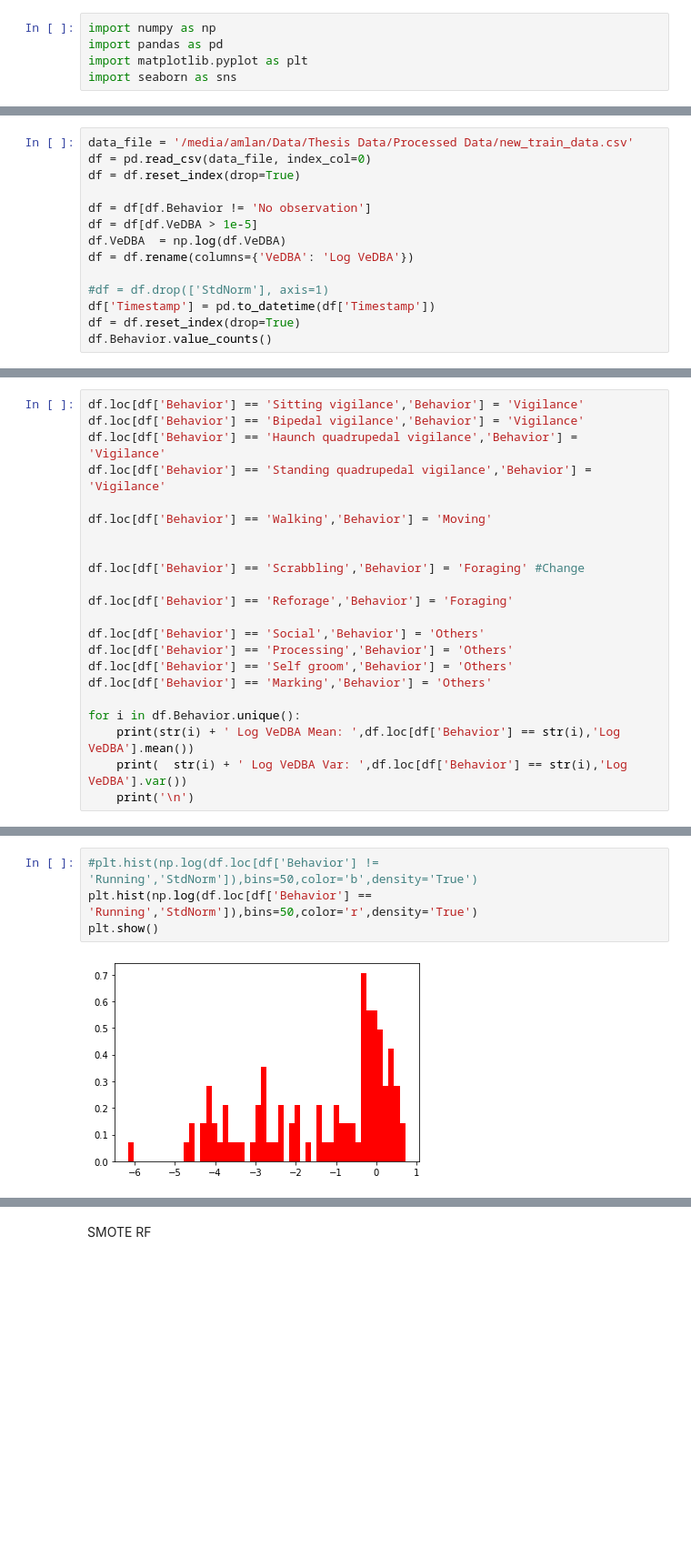
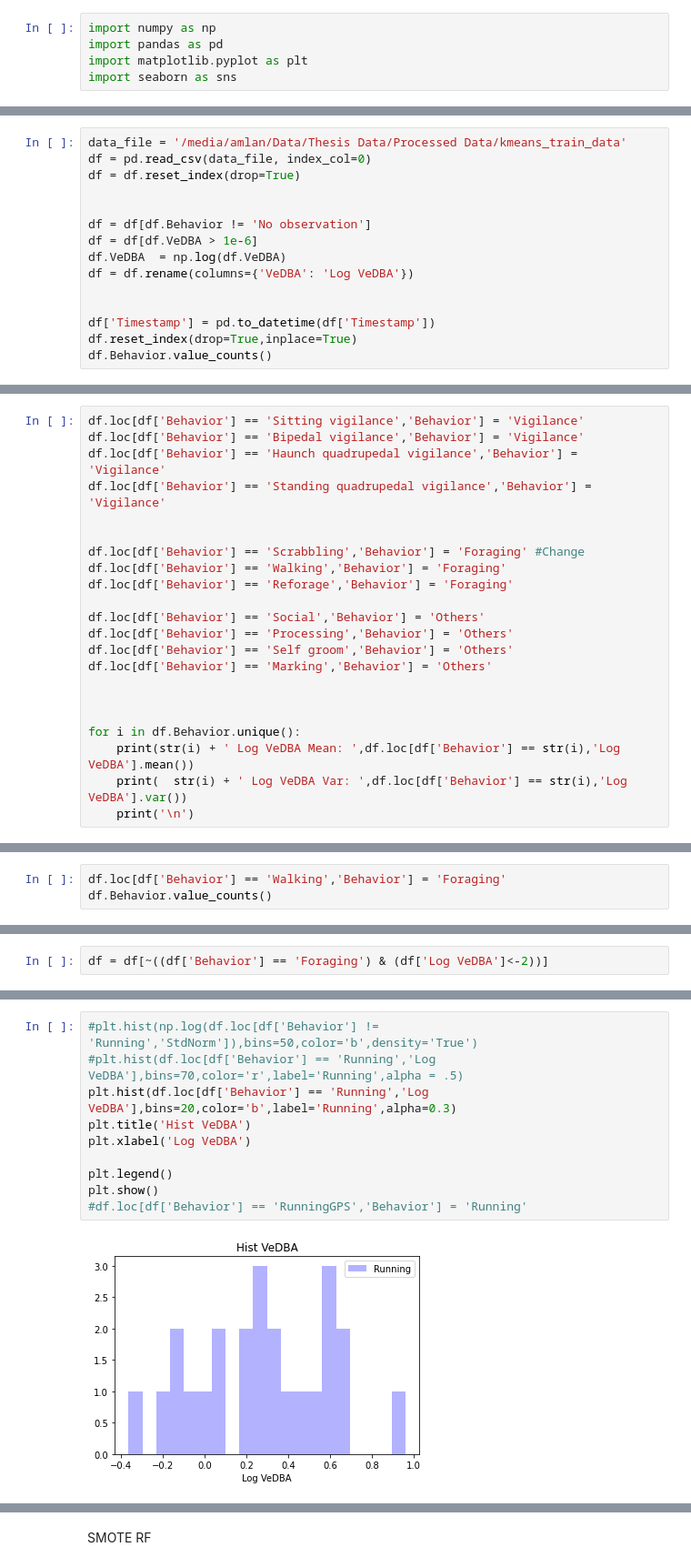
Before and after one commit to amlan-nayak/meerkat-box, a Jupyter notebook: Model_training.ipynb, the cells around one changed output, grey strips where cells are left out. Shown at 91% size. Cells and saved outputs as stored; diff of their text form; blank space fills up the shorter version.

Commit message:
Added KMeans GPS Running code & Leave one out analysis

```diff
--- a/Model_training.ipynb
+++ b/Model_training.ipynb
@@ -13,16 +15,17 @@ from sklearn.decomposition import PCA
 # %%
-data_file = '/media/amlan/Data/Thesis Data/Processed Data/new_train_data.csv'
+data_file = '/media/amlan/Data/Thesis Data/Processed Data/kmeans_train_data'
 df = pd.read_csv(data_file, index_col=0)
 df = df.reset_index(drop=True)
 
+
 df = df[df.Behavior != 'No observation']
-df = df[df.VeDBA > 1e-5]
+df = df[df.VeDBA > 1e-6]
 df.VeDBA  = np.log(df.VeDBA)
 df = df.rename(columns={'VeDBA': 'Log VeDBA'})
 
-#df = df.drop(['StdNorm'], axis=1)
+
 df['Timestamp'] = pd.to_datetime(df['Timestamp'])
-df = df.reset_index(drop=True)
+df.reset_index(drop=True,inplace=True)
 df.Behavior.value_counts()
 # %% [output]
 Scrabbling                        2765
@@ -70,11 +52,9 @@ df.loc[df['Behavior'] == 'Bipedal vigilance','Behavior'] = 'Vigilance'
 df.loc[df['Behavior'] == 'Haunch quadrupedal vigilance','Behavior'] = 'Vigilance'
 df.loc[df['Behavior'] == 'Standing quadrupedal vigilance','Behavior'] = 'Vigilance'
 
-df.loc[df['Behavior'] == 'Walking','Behavior'] = 'Moving'
-
 
 df.loc[df['Behavior'] == 'Scrabbling','Behavior'] = 'Foraging' #Change
-
+df.loc[df['Behavior'] == 'Walking','Behavior'] = 'Foraging'
 df.loc[df['Behavior'] == 'Reforage','Behavior'] = 'Foraging'
 
 df.loc[df['Behavior'] == 'Social','Behavior'] = 'Others'
@@ -82,6 +62,8 @@ df.loc[df['Behavior'] == 'Processing','Behavior'] = 'Others'
 df.loc[df['Behavior'] == 'Self groom','Behavior'] = 'Others'
 df.loc[df['Behavior'] == 'Marking','Behavior'] = 'Others'
 
+
+
 for i in df.Behavior.unique():
     print(str(i) + ' Log VeDBA Mean: ',df.loc[df['Behavior'] == str(i),'Log VeDBA'].mean())
     print(  str(i) + ' Log VeDBA Var: ',df.loc[df['Behavior'] == str(i),'Log VeDBA'].var())
@@ -106,0 +90,3 @@ RunningGPS Log VeDBA Var:  1.144993972810475
+# %%
+df.loc[df['Behavior'] == 'Walking','Behavior'] = 'Foraging'
+df.Behavior.value_counts()
@@ -115,0 +112,2 @@ Text(0.5, 1.0, 'VeDBA Distribution Across Behavior')
+# %%
+df = df[~((df['Behavior'] == 'Foraging') & (df['Log VeDBA']<-2))]
@@ -116,9 +126,15 @@ Text(0.5, 1.0, 'VeDBA Distribution Across Behavior')
 # %%
 #plt.hist(np.log(df.loc[df['Behavior'] != 'Running','StdNorm']),bins=50,color='b',density='True')
-plt.hist(np.log(df.loc[df['Behavior'] == 'Running','StdNorm']),bins=50,color='r',density='True')
+#plt.hist(df.loc[df['Behavior'] == 'Running','Log VeDBA'],bins=70,color='r',label='Running',alpha = .5)
+plt.hist(df.loc[df['Behavior'] == 'Running','Log VeDBA'],bins=20,color='b',label='Running',alpha=0.3)
+plt.title('Hist VeDBA')
+plt.xlabel('Log VeDBA')
+
+plt.legend()
 plt.show()
+#df.loc[df['Behavior'] == 'RunningGPS','Behavior'] = 'Running'
 # %% [output]
-[figure, old version]
+[figure, new version]
 # %%
 df.Behavior.value_counts()
 # %% [output]
```
Also changed, not shown: parts of 45 cells of this notebook, 2 other files.
